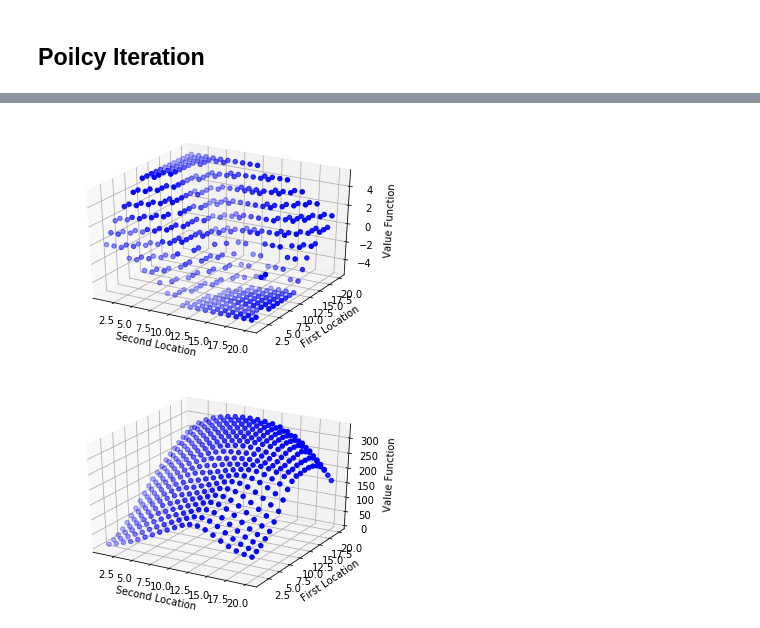
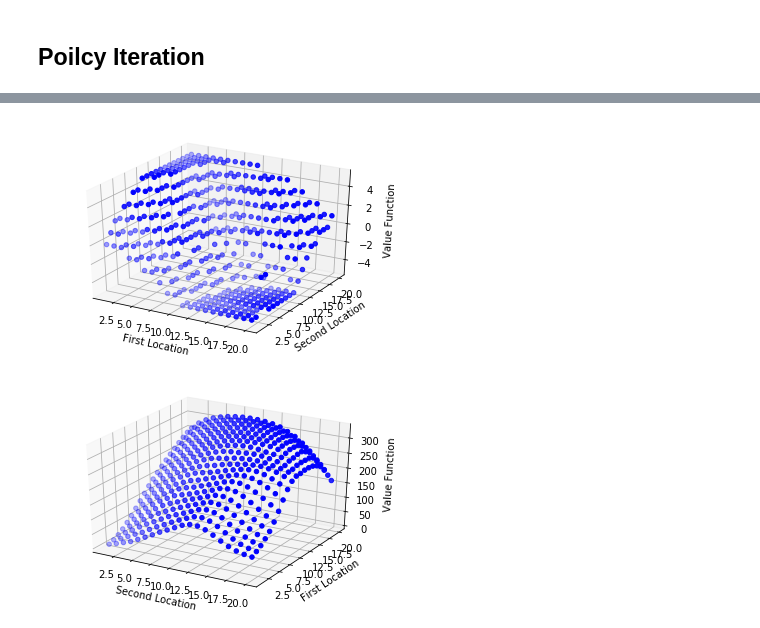
Before and after one commit to devloper13/Topics-in-Machine-Learning, a Jupyter notebook: main.ipynb, the cells around one changed output, grey strips where cells are left out. Saved outputs shown, nothing was run; the diff lists cells and outputs as text; code cells hidden in the pictures.

```diff
--- a/main.ipynb
+++ b/main.ipynb
@@ -466,34 +501,34 @@ rental_value = np.loadtxt('StateValue_CarRental.out')
 # %%
 fig = plt.figure()
 ax = fig.add_subplot(111, projection='3d')
 
 xs = [i for i in range(1,21)]
 for row in range(1,len(rental_value)):
     #xs = []#randrange(n, 23, 32)
     ys = [row]*len(xs)#randrange(n, 0, 100)
     zs = rental_policy[row]#randrange(n, zlow, zhigh)
     for j in range(len(zs)):
         if zs[j] == 10:
             zs[j] = -1
         elif zs[j] == 9:
             zs[j] = -2
         elif zs[j] == 8:
             zs[j] = -3
         elif zs[j] == 7:
             zs[j] = -4
         elif zs[j] == 6:
             zs[j] = -5
     #print(zs)
     zs = zs[1:]
     ax.scatter(xs,ys,zs, marker='o',c='b')
 
-ax.set_xlabel('Second Location')
-ax.set_ylabel('First Location')
+ax.set_xlabel('First Location')
+ax.set_ylabel('Second Location')
 ax.set_zlabel('Value Function')
 
 plt.show()
 # %% [output]
-[figure, old version]
+[figure, new version]
 # %%
 fig = plt.figure()
 ax = fig.add_subplot(111, projection='3d')
```
Also changed, not shown: parts of 9 cells of this notebook.
